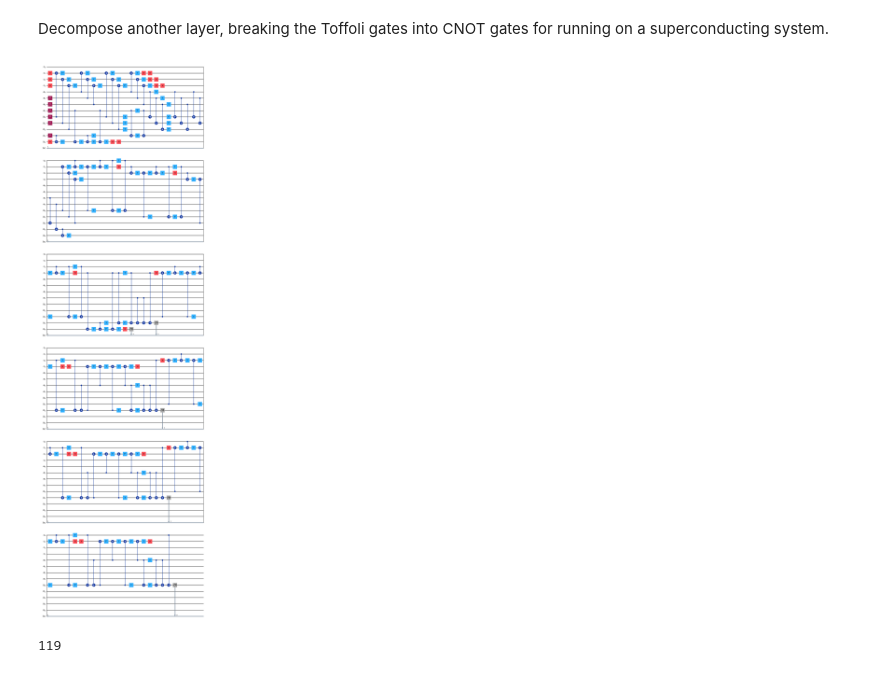
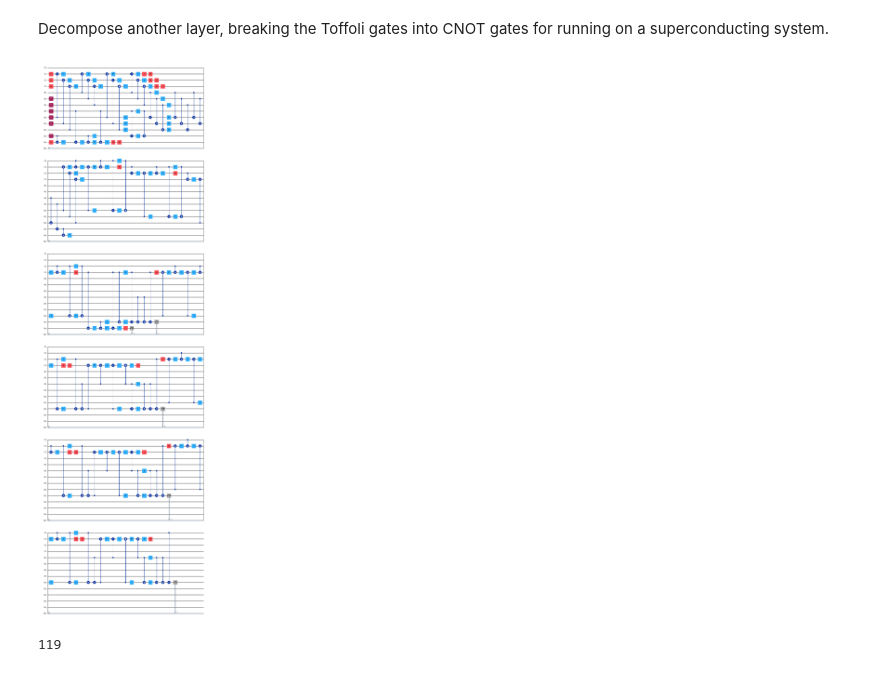
Before and after one commit to UMassIonTrappers/Introduction-to-Quantum-Computing, a Jupyter notebook: labs/Lab_07_Quantum_circuits_quantum_adder.ipynb, the cells around one changed output. Saved outputs shown, nothing was run; the diff lists cells and outputs as text; code cells hidden in the pictures.

```diff
--- a/labs/Lab_07_Quantum_circuits_quantum_adder.ipynb
+++ b/labs/Lab_07_Quantum_circuits_quantum_adder.ipynb
@@ -408,9 +384,9 @@ decomposed_circ.draw('mpl')
 Decompose another layer, breaking the Toffoli gates into CNOT gates for running on a superconducting system.
 # %%
 decomposed_circ_full = decomposed_circ.decompose()
-decomposed_circ_full.draw('mpl')
+decomposed_circ_full.draw('mpl' , scale = 0.5)
 # %% [output]
-[figure, old version]
+[figure, new version]
 # %%
 '''
 Calculate the depth of the quantum circuit
```
Also changed, not shown: parts of 55 cells of this notebook.
